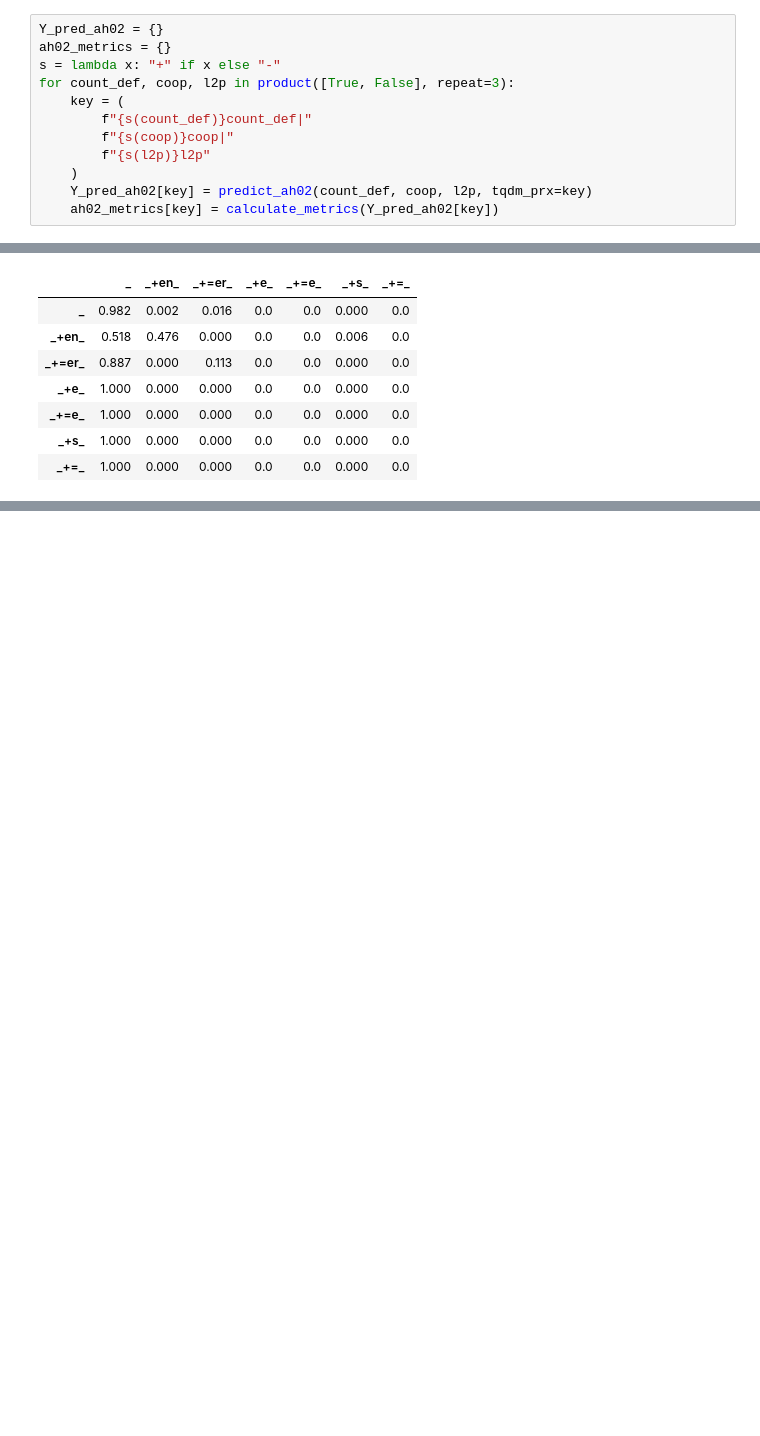
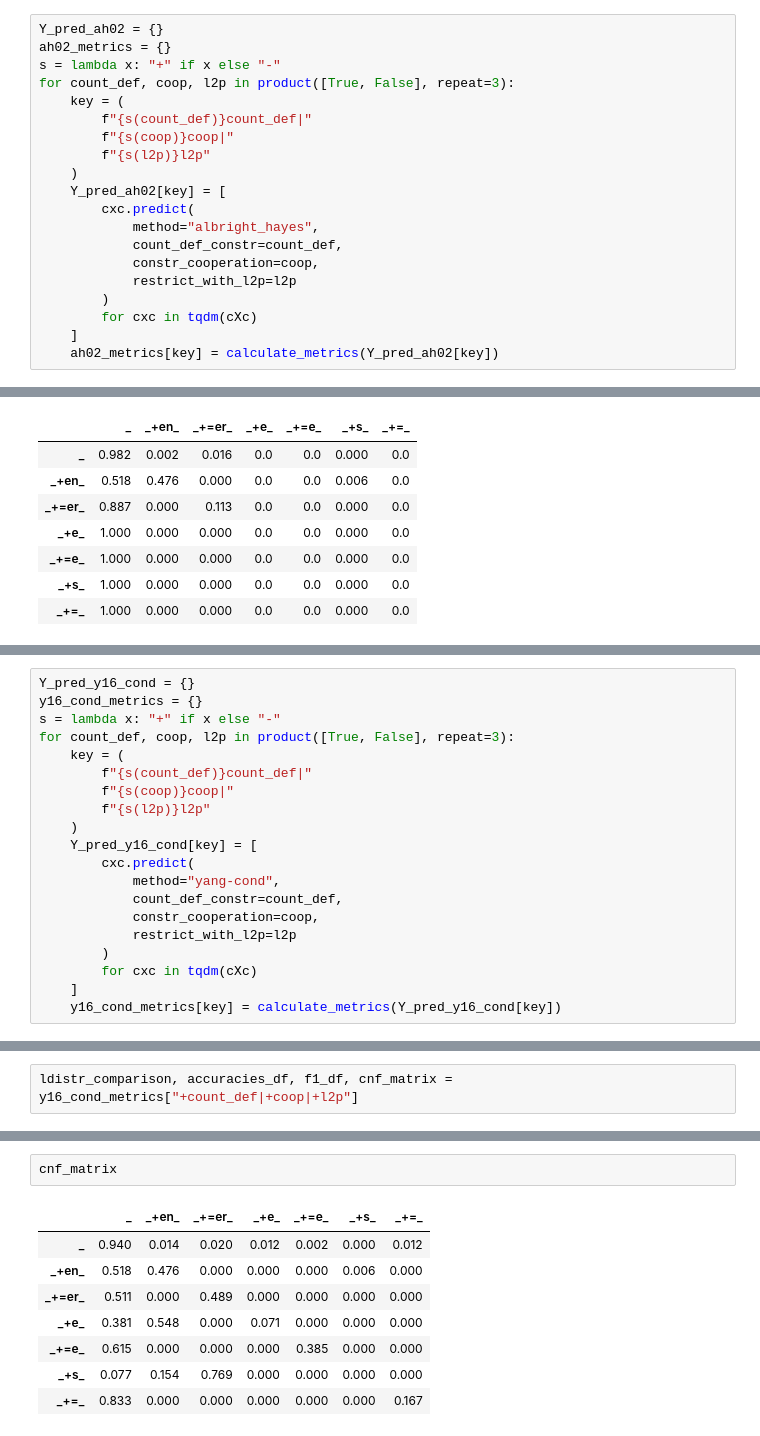
Before and after one commit to maxschmaltz/DieKonstraints, a Jupyter notebook: model.ipynb, the cells around one changed output, grey strips where cells are left out. Drawn from its saved outputs; the diff is of its cells as text; blank space fills up the shorter version.

```diff
--- a/model.ipynb
+++ b/model.ipynb
@@ -410,6 +408,14 @@ for count_def, coop, l2p in product([True, False], repeat=3):
         f"{s(coop)}coop|"
         f"{s(l2p)}l2p"
     )
-    Y_pred_ah02[key] = predict_ah02(count_def, coop, l2p, tqdm_prx=key)
+    Y_pred_ah02[key] = [
+        cxc.predict(
+            method="albright_hayes",
+            count_def_constr=count_def,
+            constr_cooperation=coop,
+            restrict_with_l2p=l2p
+        )
+        for cxc in tqdm(cXc)
+    ]
     ah02_metrics[key] = calculate_metrics(Y_pred_ah02[key])
 # %%
@@ -459,0 +497,20 @@ cnf_matrix
+# %%
+Y_pred_y16_cond = {}
+y16_cond_metrics = {}
+s = lambda x: "+" if x else "-"
+for count_def, coop, l2p in product([True, False], repeat=3):
+    key = (
+        f"{s(count_def)}count_def|"
+        f"{s(coop)}coop|"
+        f"{s(l2p)}l2p"
+    )
+    Y_pred_y16_cond[key] = [
+        cxc.predict(
+            method="yang-cond",
+            count_def_constr=count_def,
+            constr_cooperation=coop,
+            restrict_with_l2p=l2p
+        )
+        for cxc in tqdm(cXc)
+    ]
+    y16_cond_metrics[key] = calculate_metrics(Y_pred_y16_cond[key])
@@ -459,0 +567,2 @@ cnf_matrix
+# %%
+ldistr_comparison, accuracies_df, f1_df, cnf_matrix = y16_cond_metrics["+count_def|+coop|+l2p"]
@@ -459,0 +592,11 @@ cnf_matrix
+# %%
+cnf_matrix
+# %% [output]
+|  | _ | _+en_ | _+=er_ | _+e_ | _+=e_ | _+s_ | _+=_ |
+| _ | 0.940 | 0.014 | 0.020 | 0.012 | 0.002 | 0.000 | 0.012 |
+| _+en_ | 0.518 | 0.476 | 0.000 | 0.000 | 0.000 | 0.006 | 0.000 |
+| _+=er_ | 0.511 | 0.000 | 0.489 | 0.000 | 0.000 | 0.000 | 0.000 |
+| _+e_ | 0.381 | 0.548 | 0.000 | 0.071 | 0.000 | 0.000 | 0.000 |
+| _+=e_ | 0.615 | 0.000 | 0.000 | 0.000 | 0.385 | 0.000 | 0.000 |
+| _+s_ | 0.077 | 0.154 | 0.769 | 0.000 | 0.000 | 0.000 | 0.000 |
+| _+=_ | 0.833 | 0.000 | 0.000 | 0.000 | 0.000 | 0.000 | 0.167 |
```
Also changed, not shown: parts of 33 cells of this notebook, 1 other file.
